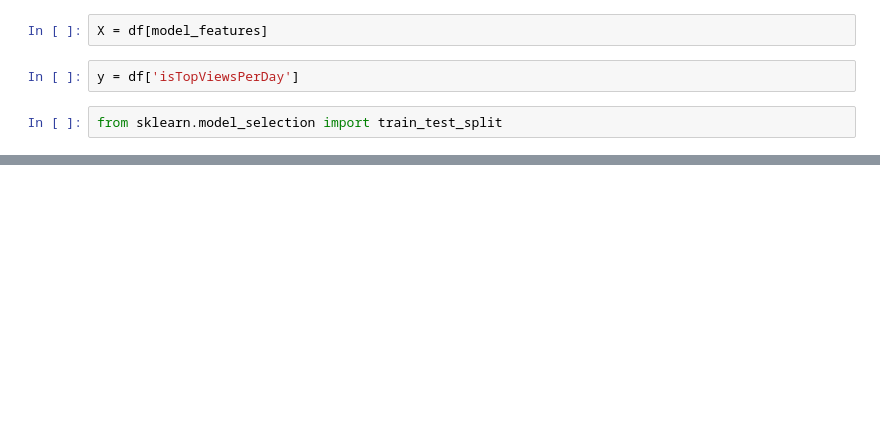
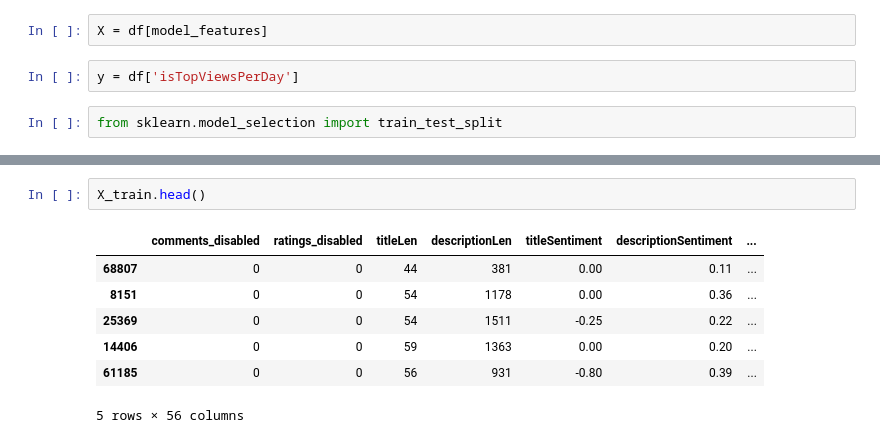
Before and after one commit to ryannewmanGithub/CS441, a Jupyter notebook: model.ipynb, the cells around one changed output, grey strips where cells are left out. Saved outputs shown, nothing was run; the diff lists cells and outputs as text; blank space fills up the shorter version.

```diff
--- a/model.ipynb
+++ b/model.ipynb
@@ -89,0 +175,10 @@ with open('basicGradientBoosting_model.pkl', 'rb') as file:
+# %%
+X_train.head()
+# %% [output]
+|  | comments_disabled | ratings_disabled | titleLen | descriptionLen | titleSentiment | descriptionSentiment | ... |
+| 68807 | 0 | 0 | 44 | 381 | 0.00 | 0.11 | ... |
+| 8151 | 0 | 0 | 54 | 1178 | 0.00 | 0.36 | ... |
+| 25369 | 0 | 0 | 54 | 1511 | -0.25 | 0.22 | ... |
+| 14406 | 0 | 0 | 59 | 1363 | 0.00 | 0.20 | ... |
+| 61185 | 0 | 0 | 56 | 931 | -0.80 | 0.39 | ... |
+5 rows × 56 columns
```
Also changed, not shown: parts of 31 cells of this notebook.
